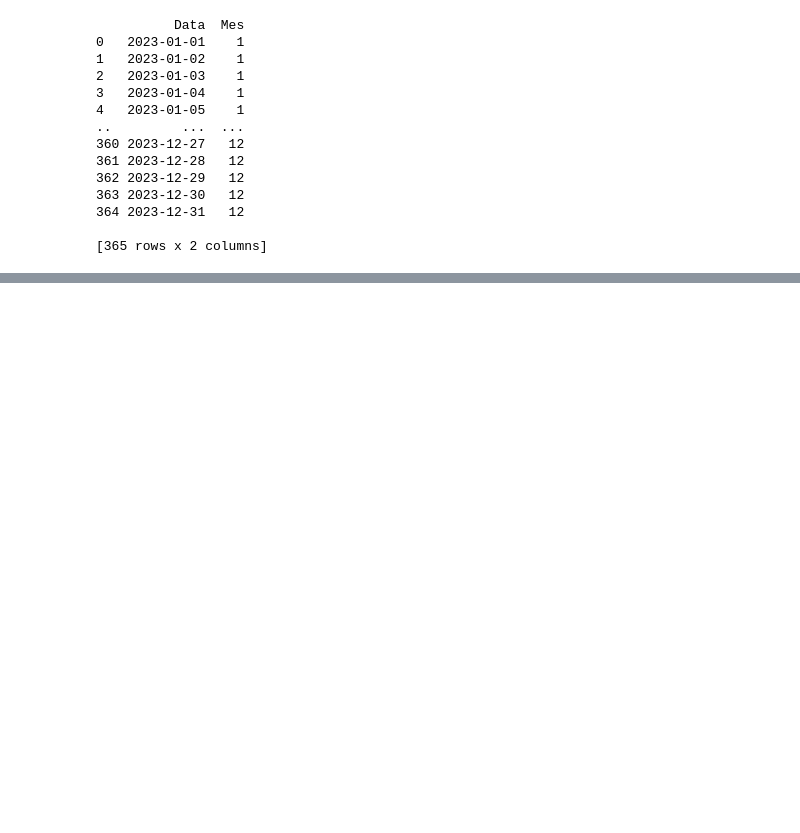
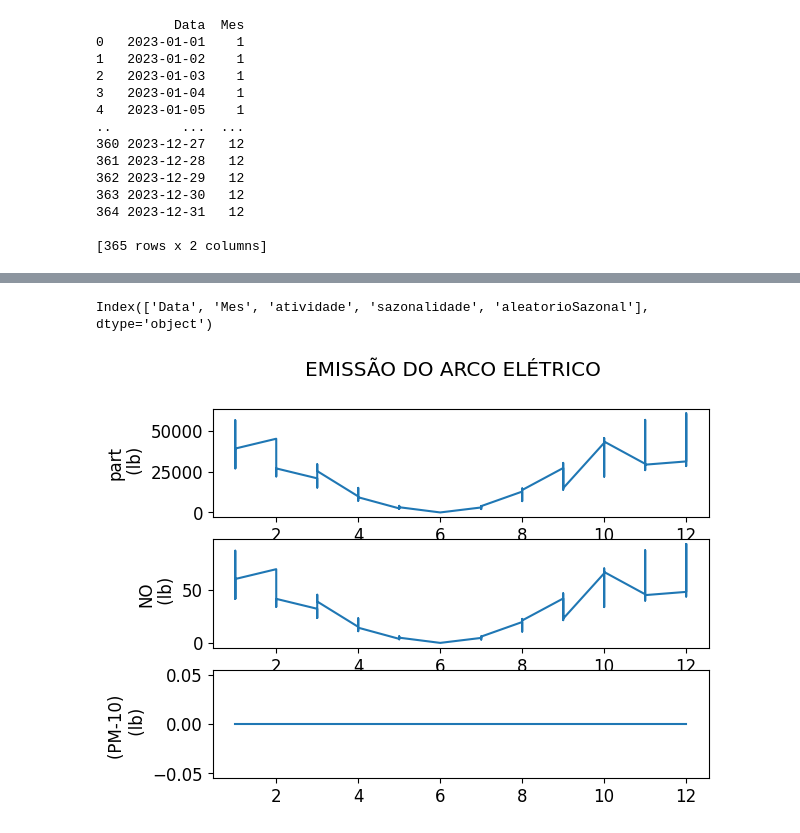
Before and after one commit to GuilhermeAudi/Poluicao_Atmosferica, a Jupyter notebook: Atividade 01(tupy).ipynb, the cells around one changed output, grey strips where cells are left out. Saved outputs shown, nothing was run; the diff lists cells and outputs as text; code cells hidden in the pictures; blank space fills up the shorter version.

```diff
--- a/Atividade 01(tupy).ipynb
+++ b/Atividade 01(tupy).ipynb
@@ -254,0 +259,10 @@ Index(['Data', 'Mes', 'atividade', 'sazonalidade', 'aleatorioSazonal'], dtype='o
+# %%
+print(df.columns)
+fig,ax= plt.subplots(3)
+fig.suptitle('EMISSÃO DO ARCO ELÉTRICO')
+for ii in range (1,4):
+    ax[ii-1].plot(df['Mes'], df['aleatorioSazonal']*fe.iloc[0,ii])
+    ax[ii-1].set_ylabel(fe.columns[ii]+'\n (lb)', fontsize = 12)
+# %% [output]
+Index(['Data', 'Mes', 'atividade', 'sazonalidade', 'aleatorioSazonal'], dtype='object')
+[figure, added]
```
Also changed, not shown: parts of 9 cells of this notebook, 1 other file.
